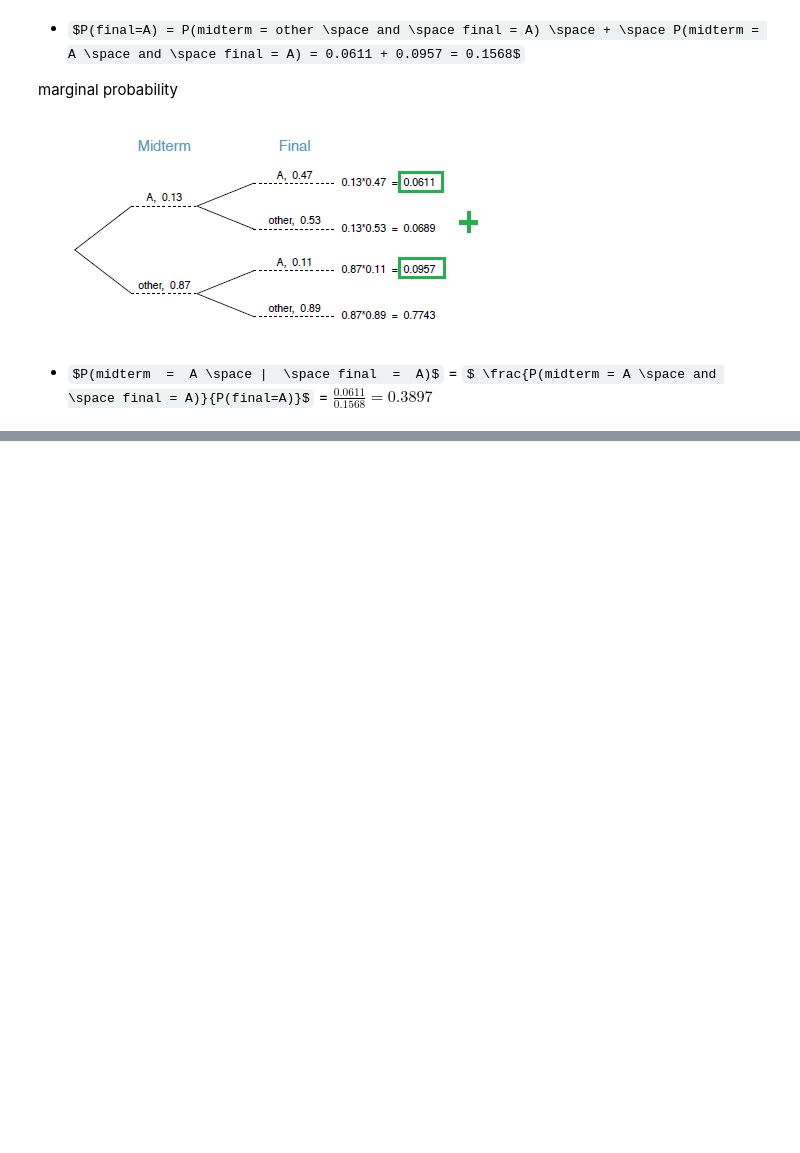
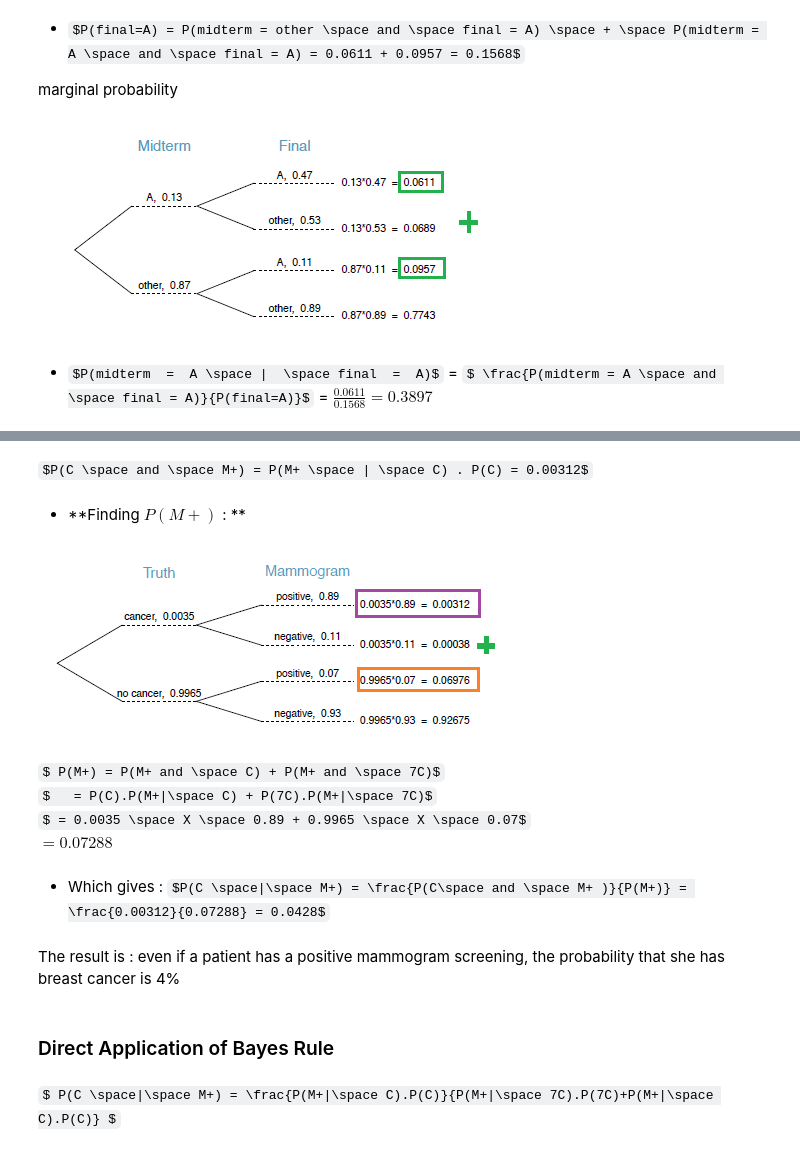
Before and after one commit to chikoungoun/OpenIntro, a Jupyter notebook: Chapter 2/Chap2_Bayes_Theorem.ipynb, the cells around one changed output, grey strips where cells are left out. Saved outputs shown, nothing was run; the diff lists cells and outputs as text; code cells hidden in the pictures; some formulas as TeX source; blank space fills up the shorter version.

```diff
--- a/Chapter 2/Chap2_Bayes_Theorem.ipynb
+++ b/Chapter 2/Chap2_Bayes_Theorem.ipynb
@@ -41,0 +79,23 @@ Image(filename="img/mf_final.png")
+# %% [markdown]
+$P(C \space and \space M+) = P(M+ \space | \space C) . P(C) = 0.00312$
+# %% [markdown]
+* **Finding $P(M+)$ : **
+# %%
+from IPython.display import Image
+Image(filename="img/M+.png")
+# %% [output]
+[figure, added]
+# %% [markdown]
+$ P(M+) = P(M+ and \space C) + P(M+ and \space 7C)$<br>
+$   = P(C).P(M+|\space C) + P(7C).P(M+|\space 7C)$<br>
+$ = 0.0035 \space X \space 0.89 + 0.9965 \space X \space 0.07$<br>
+$= 0.07288$
+# %% [markdown]
+* Which gives :
+$P(C \space|\space M+) = \frac{P(C\space and \space M+ )}{P(M+)} = \frac{0.00312}{0.07288} = 0.0428$
+# %% [markdown]
+The result is : even if a patient has a positive mammogram screening,  the probability that she has breast cancer is 4%
+# %% [markdown]
+### Direct Application of Bayes Rule
+# %% [markdown]
+$ P(C \space|\space M+) = \frac{P(M+|\space C).P(C)}{P(M+|\space 7C).P(7C)+P(M+|\space C).P(C)} $
```
Also changed, not shown: parts of 13 cells of this notebook.
